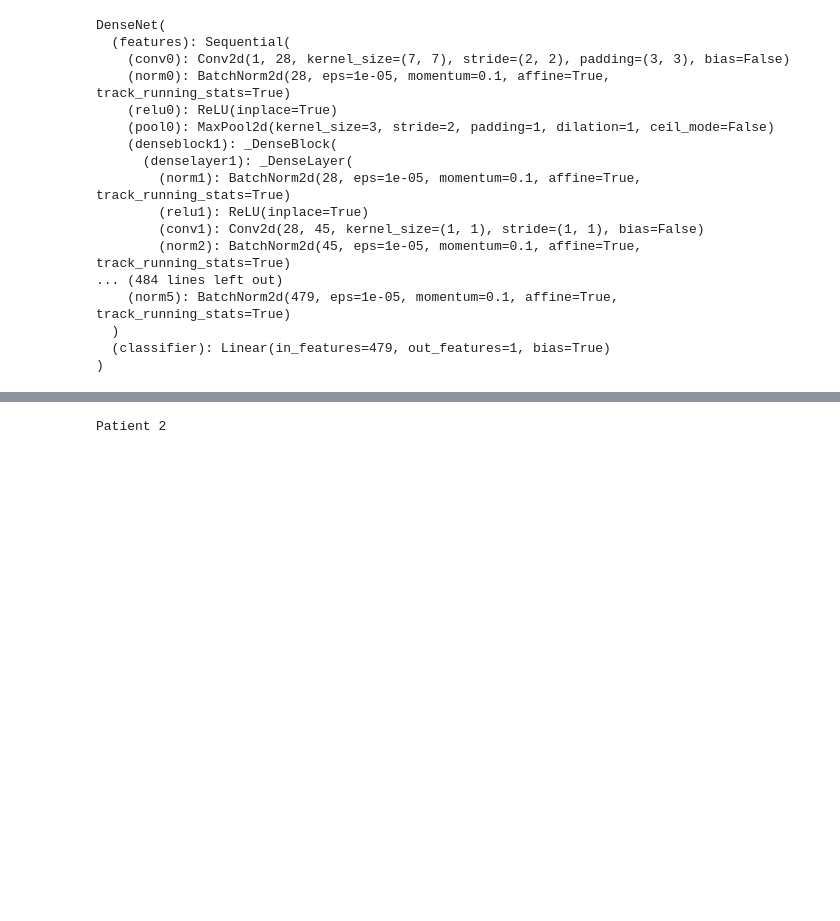
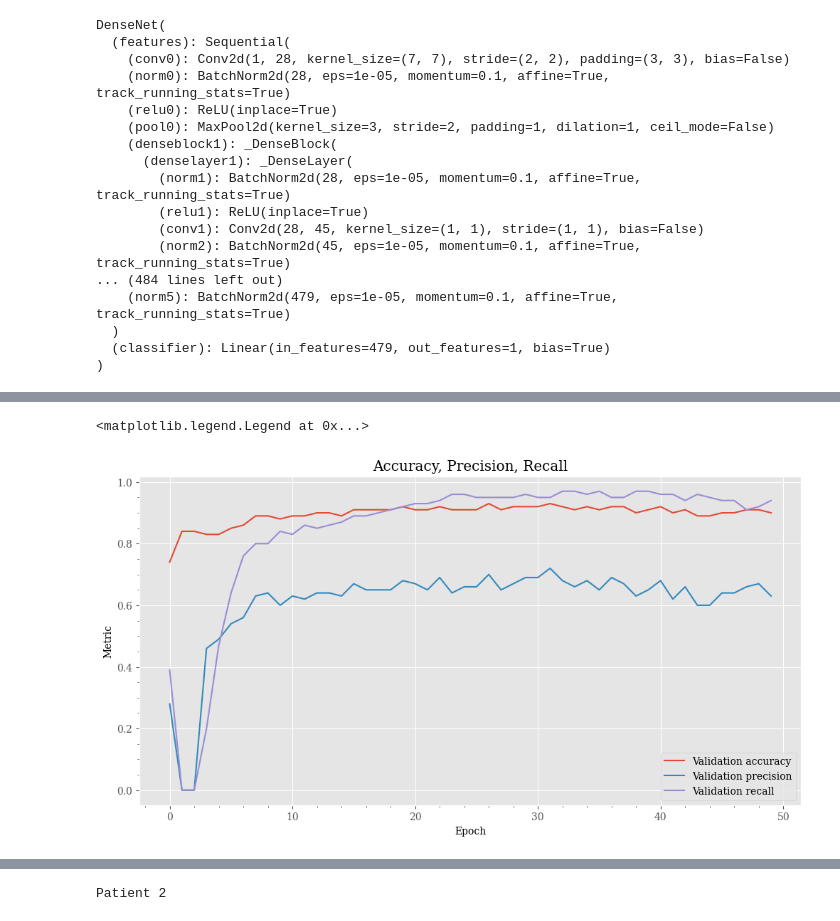
Before and after one commit to Skuvrik/Masterthesis, a Jupyter notebook: find_MCA.ipynb, the cells around one changed output, grey strips where cells are left out. Saved outputs shown, nothing was run; the diff lists cells and outputs as text; code cells hidden in the pictures; blank space fills up the shorter version.

```diff
--- a/find_MCA.ipynb
+++ b/find_MCA.ipynb
@@ -72,0 +127,5 @@ test_loader = DataLoader(test_dataset, batch_size=BATCH_SIZE, shuffle=True)
+# %%
+from utils.datahandling_utils import EqualLengthsBatchSampler
+train_sampler = EqualLengthsBatchSampler(BATCH_SIZE, train_images)
+val_sampler = EqualLengthsBatchSampler(BATCH_SIZE, val_images)
+test_sampler = EqualLengthsBatchSampler(BATCH_SIZE, test_images)
@@ -141,13 +226,16 @@ plt.style.use('ggplot')
 # %%
-# plt.style.use('ggplot')
-# fig = plt.figure(figsize=(12, 6))
-# plt.plot(losses[1][:,0], label='Validation accuracy')
-# plt.plot(losses[1][:,1], label='Validation precision')
-# plt.plot(losses[1][:,2], label='Validation recall')
-# plt.xlabel('Epoch')
-# plt.ylabel('Metric')
-# plt.minorticks_on()
-# plt.title('Accuracy, Precision, Recall')
-# plt.legend(loc='lower right')
+plt.style.use('ggplot')
+fig = plt.figure(figsize=(12, 6))
+plt.plot(losses[1][:, 0], label='Validation accuracy')
+plt.plot(losses[1][:, 1], label='Validation precision')
+plt.plot(losses[1][:, 2], label='Validation recall')
+plt.xlabel('Epoch')
+plt.ylabel('Metric')
+plt.minorticks_on()
+plt.title('Accuracy, Precision, Recall')
+plt.legend(loc='lower right')
+# %% [output]
+<matplotlib.legend.Legend at 0x...>
+[figure, added]
 # %%
 from utils.visualization_utils import display_predictions
```
Also changed, not shown: parts of 23 cells of this notebook, 44 other files.
